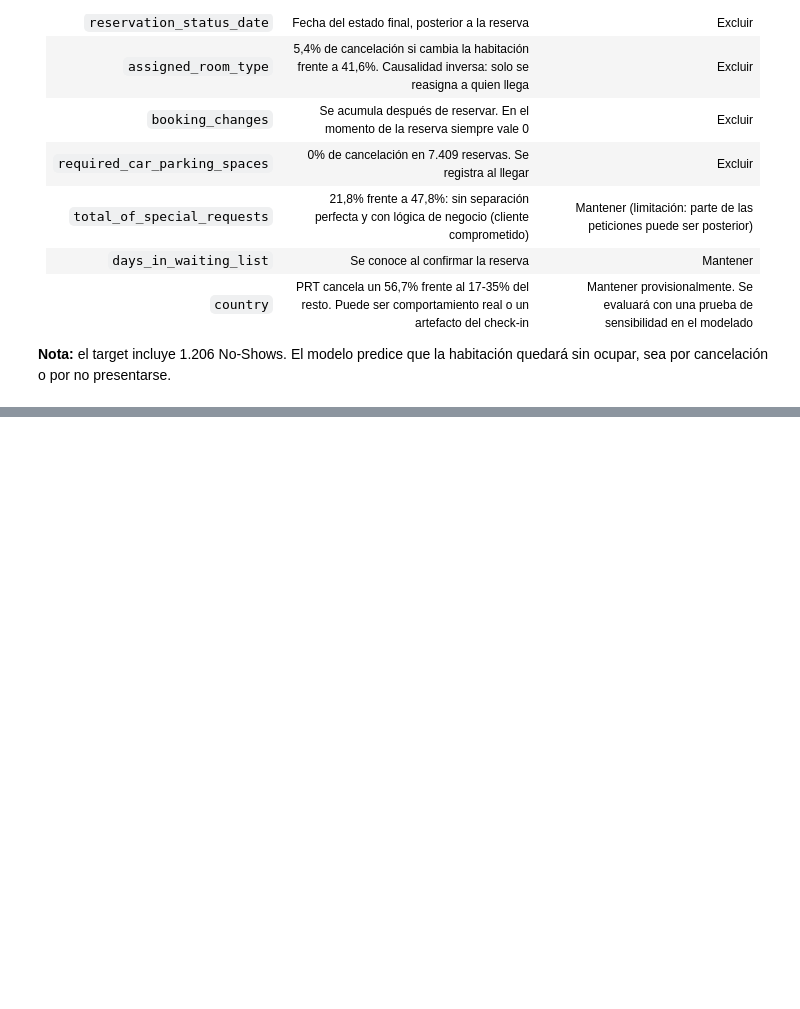
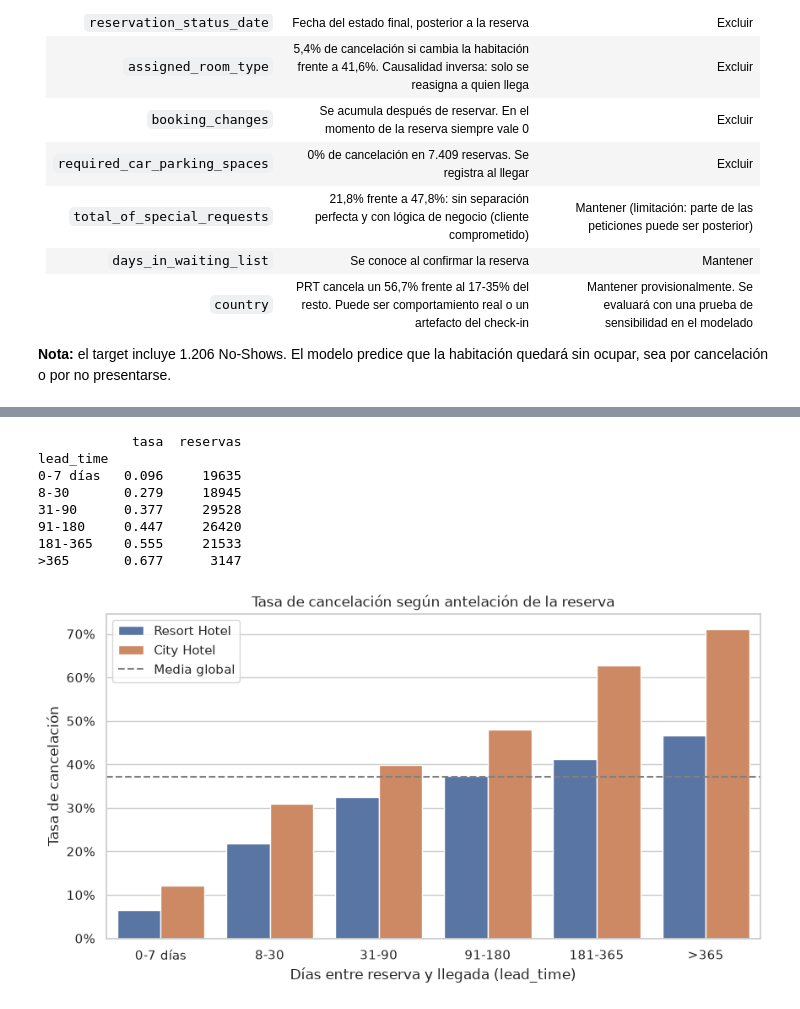
Before and after one commit to JoseMasiaTormo/proyecto_ml, a Jupyter notebook: prediccion_cancelaciones.ipynb, the cells around one changed output, grey strips where cells are left out. Cells and saved outputs as stored; diff of their text form; code cells hidden in the pictures; blank space fills up the shorter version.

```diff
--- a/prediccion_cancelaciones.ipynb
+++ b/prediccion_cancelaciones.ipynb
@@ -358,0 +515,30 @@ Variables excluidas: ['reservation_status', 'reservation_status_date', 'assigned
+# %%
+# Tasa de cancelación por tramos de antelación
+# Tramos con significado de negocio (horizontes habituales en Revenue Management)
+tramos = [-1, 7, 30, 90, 180, 365, df_clean["lead_time"].max()]
+etiquetas = ["0-7 días", "8-30", "31-90", "91-180", "181-365", ">365"]
+lead_tramo = pd.cut(df_clean["lead_time"], bins=tramos, labels=etiquetas)
+
+# Tabla: tasa y volumen por tramo (global)
+tabla_lt = (df_clean.groupby(lead_tramo, observed=True)["is_canceled"]
+            .agg(tasa="mean", reservas="count").round(3))
+print(tabla_lt, "\n")
+
+# Gráfico por tramo y hotel
+ax = sns.barplot(x=lead_tramo, y=df_clean["is_canceled"], hue=df_clean["hotel"], errorbar=None)
+ax.axhline(TASA_GLOBAL, ls="--", color="grey", label="Media global")
+ax.set(title="Tasa de cancelación según antelación de la reserva",
+       xlabel="Días entre reserva y llegada (lead_time)", ylabel="Tasa de cancelación")
+ax.yaxis.set_major_formatter(plt.matplotlib.ticker.PercentFormatter(1))
+ax.legend()
+plt.show()
+# %% [output]
+            tasa  reservas
+lead_time
+0-7 días   0.096     19635
+8-30       0.279     18945
+31-90      0.377     29528
+91-180     0.447     26420
+181-365    0.555     21533
+>365       0.677      3147
+[figure, added]
```
Also changed, not shown: parts of 19 cells of this notebook.
